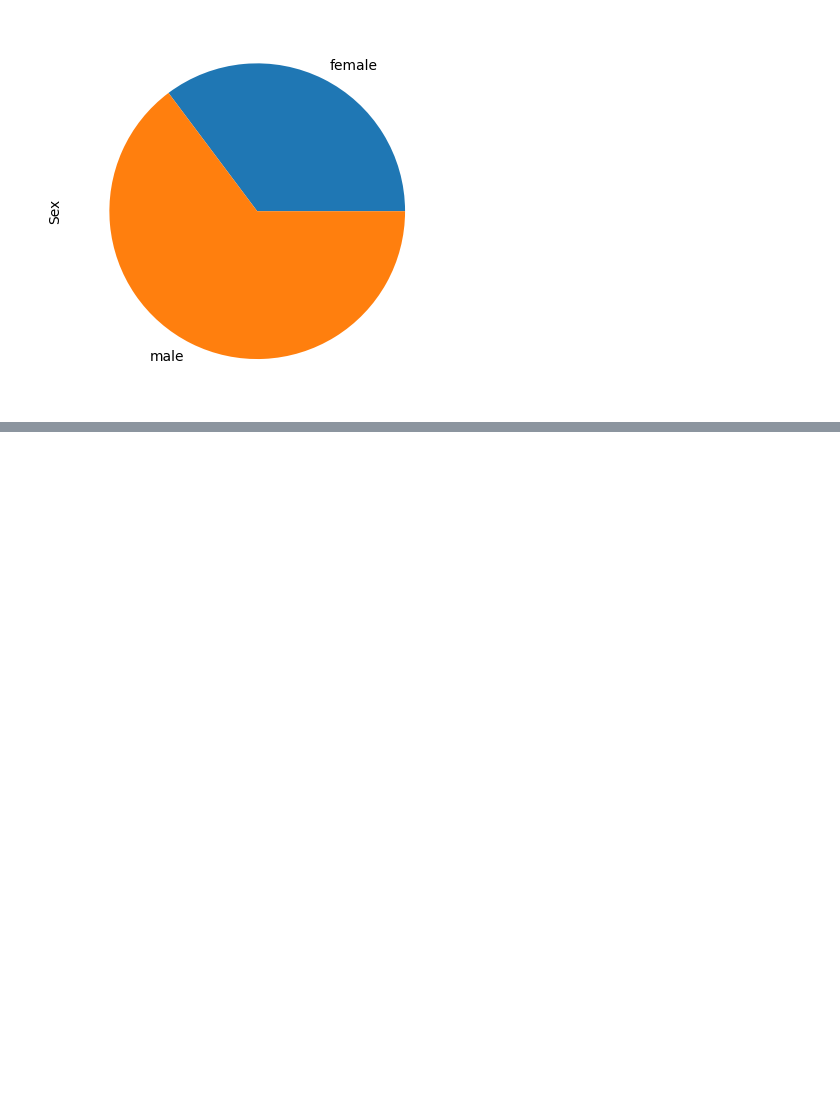
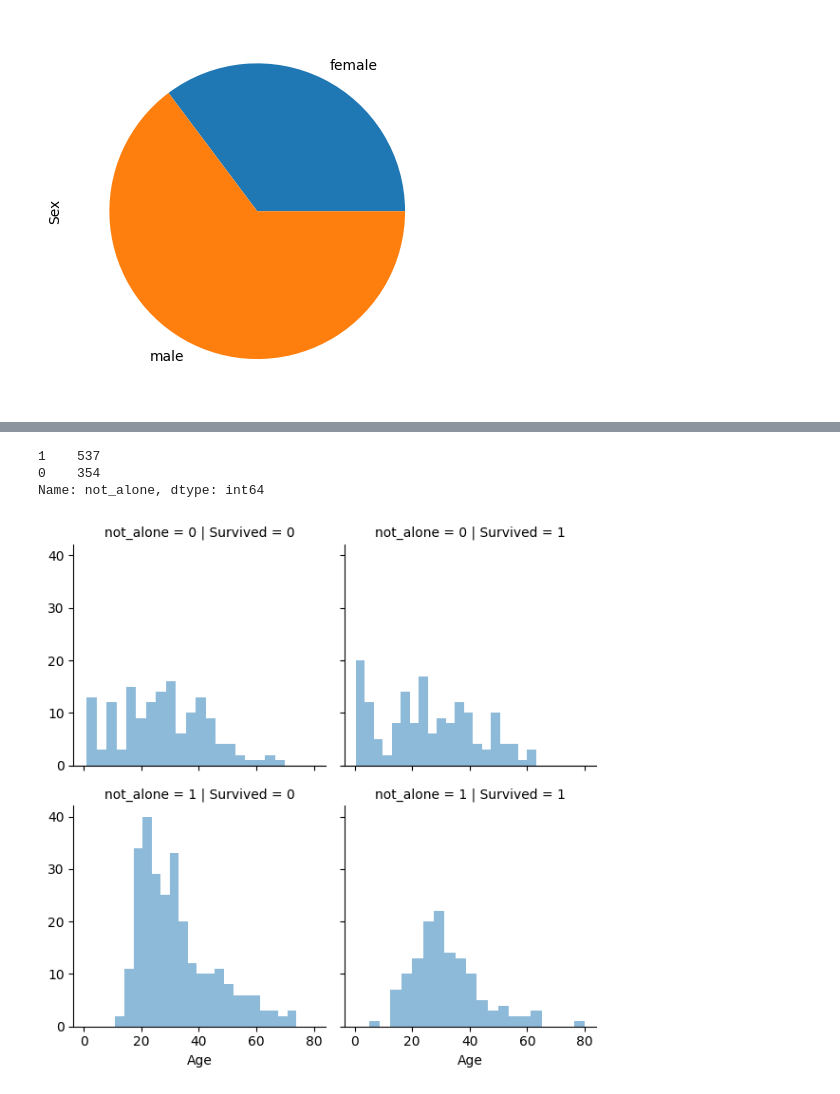
Before and after one commit to kirilm172/DPS, a Jupyter notebook: personal.ipynb, the cells around one changed output, grey strips where cells are left out. Cells and saved outputs as stored; diff of their text form; code cells hidden in the pictures; blank space fills up the shorter version.

```diff
--- a/personal.ipynb
+++ b/personal.ipynb
@@ -68,0 +108,16 @@ df['Age'].plot(kind='hist')
+# %%
+df['relatives'] = df['SibSp'] + df['Parch']
+df.loc[df['relatives'] > 0, 'not_alone'] = 0
+df.loc[df['relatives'] == 0, 'not_alone'] = 1
+df['not_alone'] = df['not_alone'].astype(int)
+df['not_alone'].value_counts()
+# %% [output]
+1    537
+0    354
+Name: not_alone, dtype: int64
+# %%
+grid = sns.FacetGrid(df, col='Survived', row='not_alone')
+grid.map(plt.hist, 'Age', alpha=.5, bins=20)
+_ = grid.add_legend()
+# %% [output]
+[figure, added]
```
Also changed, not shown: parts of 12 cells of this notebook, 3 other files.
